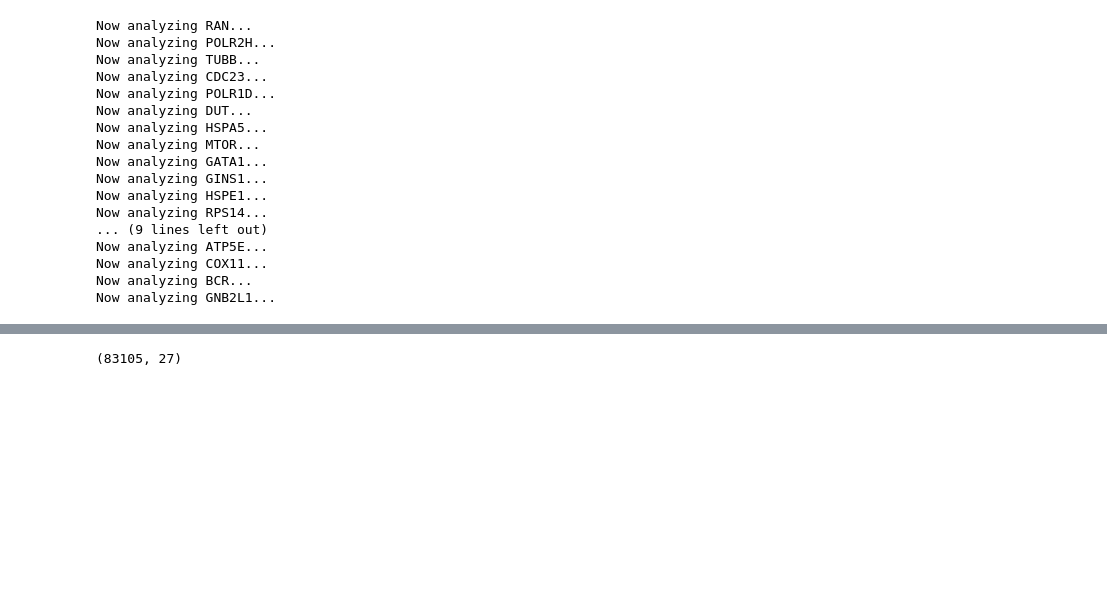
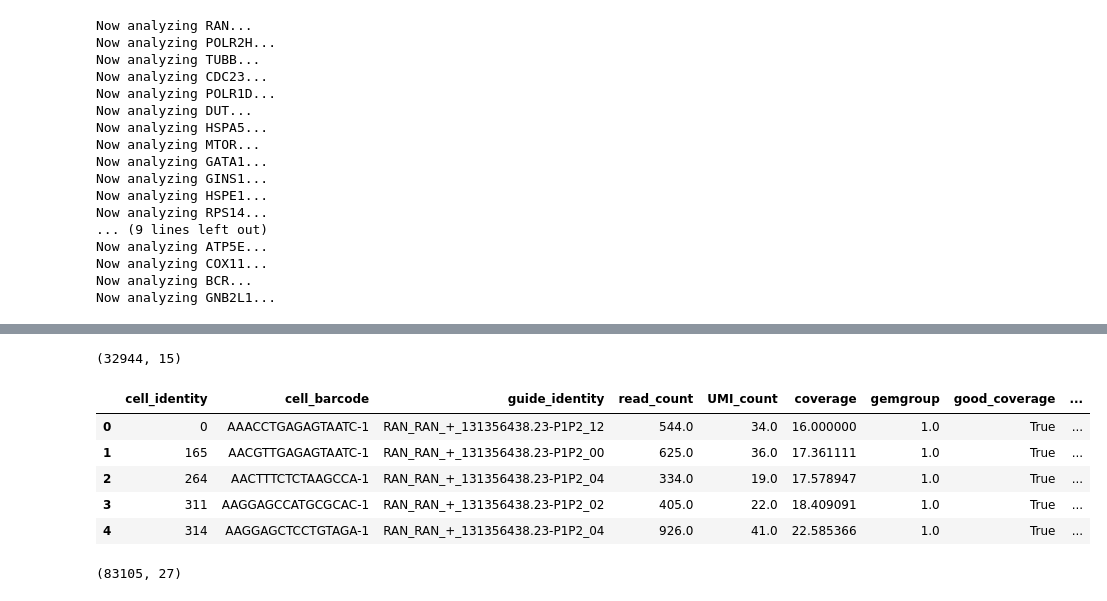
Before and after one commit to broadinstitute/grit-benchmark, a Jupyter notebook: 1.calculate-metrics/perturb-seq/0.calculate-grit-perturbseq.ipynb, the cells around one changed output, grey strips where cells are left out. Cells and saved outputs as stored; diff of their text form; code cells hidden in the pictures; blank space fills up the shorter version.

```diff
--- a/1.calculate-metrics/perturb-seq/0.calculate-grit-perturbseq.ipynb
+++ b/1.calculate-metrics/perturb-seq/0.calculate-grit-perturbseq.ipynb
@@ -256 +276,14 @@ embedding = umap.UMAP().fit_transform(sc_df.loc[:, genes_to_retain])
+# %%
+all_sc_umap_embeddings = pd.concat(all_sc_umap_embeddings).reset_index(drop=True)
+
+print(all_sc_umap_embeddings.shape)
+all_sc_umap_embeddings.head()
+# %% [output]
+(32944, 15)
+|  | cell_identity | cell_barcode | guide_identity | read_count | UMI_count | coverage | gemgroup | good_coverage | ... |
+| 0 | 0 | AAACCTGAGAGTAATC-1 | RAN_RAN_+_131356438.23-P1P2_12 | 544.0 | 34.0 | 16.000000 | 1.0 | True | ... |
+| 1 | 165 | AACGTTGAGAGTAATC-1 | RAN_RAN_+_131356438.23-P1P2_00 | 625.0 | 36.0 | 17.361111 | 1.0 | True | ... |
+| 2 | 264 | AACTTTCTCTAAGCCA-1 | RAN_RAN_+_131356438.23-P1P2_04 | 334.0 | 19.0 | 17.578947 | 1.0 | True | ... |
+| 3 | 311 | AAGGAGCCATGCGCAC-1 | RAN_RAN_+_131356438.23-P1P2_02 | 405.0 | 22.0 | 18.409091 | 1.0 | True | ... |
+| 4 | 314 | AAGGAGCTCCTGTAGA-1 | RAN_RAN_+_131356438.23-P1P2_04 | 926.0 | 41.0 | 22.585366 | 1.0 | True | ... |
 # %%
```
Also changed, not shown: parts of 4 cells of this notebook, 2 other files.
